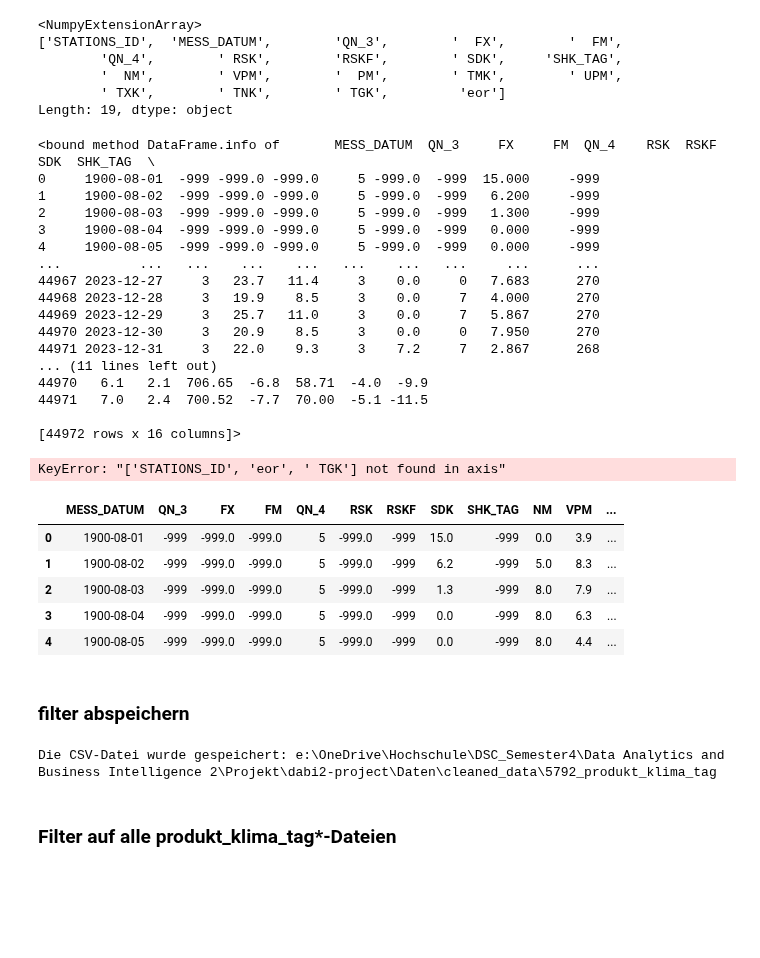
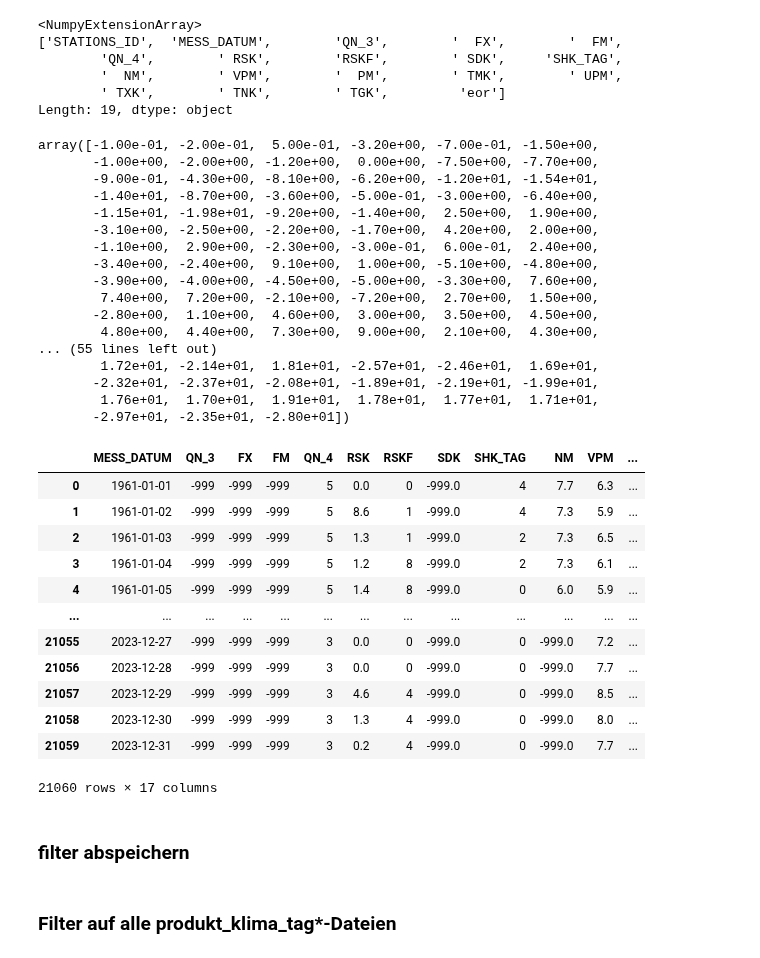
Before and after one commit to Fxvdi/dabi2-project, a Jupyter notebook: Wetterdaten-Filter.ipynb, the cells around one changed output. Drawn from its saved outputs; the diff is of its cells as text; code cells hidden in the pictures; blank space fills up the shorter version.

Commit message:
Daten.

```diff
--- a/Wetterdaten-Filter.ipynb
+++ b/Wetterdaten-Filter.ipynb
@@ -7,8 +7,8 @@ __Ziel__: Mit einer Schleife auf alle Ordner/csv-Dateien durchführen lassen
 # %%
 import pandas as pd
 # %%
-df_weather = pd.read_csv("Daten/Wetterdaten/tageswerte_KL_05792_19000801_20231231_hist/produkt_klima_tag_19000801_20231231_05792.csv", delimiter=";")
+df_weather = pd.read_csv("Daten/Wetterdaten/tageswerte_KL_04763_19610101_20231231_hist/produkt_klima_tag_19610101_20231231_04763.csv", delimiter=";")
 df_weather.head()
-# Daten\Wetterdaten\tageswerte_KL_05792_19000801_20231231_hist\produkt_klima_tag_19000801_20231231_05792.csv
+# Daten\Wetterdaten\tageswerte_KL_05792_19000801_20231231_hist\produkt_klima_tag_19370101_20231231_05717.csv
 # %% [output]
 |  | STATIONS_ID | MESS_DATUM | QN_3 | FX | FM | QN_4 | RSK | RSKF | SDK | SHK_TAG | ... |
@@ -78,47 +78,50 @@ df_weather[" TGK"].unique()
 
 #df_weather["eor"].unique()
 # %% [output]
-<bound method DataFrame.info of       MESS_DATUM  QN_3     FX     FM  QN_4    RSK  RSKF     SDK  SHK_TAG  \
-0     1900-08-01  -999 -999.0 -999.0     5 -999.0  -999  15.000     -999
-1     1900-08-02  -999 -999.0 -999.0     5 -999.0  -999   6.200     -999
-2     1900-08-03  -999 -999.0 -999.0     5 -999.0  -999   1.300     -999
-3     1900-08-04  -999 -999.0 -999.0     5 -999.0  -999   0.000     -999
-4     1900-08-05  -999 -999.0 -999.0     5 -999.0  -999   0.000     -999
-...          ...   ...    ...    ...   ...    ...   ...     ...      ...
-44967 2023-12-27     3   23.7   11.4     3    0.0     0   7.683      270
-44968 2023-12-28     3   19.9    8.5     3    0.0     7   4.000      270
-44969 2023-12-29     3   25.7   11.0     3    0.0     7   5.867      270
-44970 2023-12-30     3   20.9    8.5     3    0.0     0   7.950      270
-44971 2023-12-31     3   22.0    9.3     3    7.2     7   2.867      268
-... (11 lines left out)
-44970   6.1   2.1  706.65  -6.8  58.71  -4.0  -9.9
-44971   7.0   2.4  700.52  -7.7  70.00  -5.1 -11.5
-
-[44972 rows x 16 columns]>
+array([-1.00e-01, -2.00e-01,  5.00e-01, -3.20e+00, -7.00e-01, -1.50e+00,
+       -1.00e+00, -2.00e+00, -1.20e+00,  0.00e+00, -7.50e+00, -7.70e+00,
+       -9.00e-01, -4.30e+00, -8.10e+00, -6.20e+00, -1.20e+01, -1.54e+01,
+       -1.40e+01, -8.70e+00, -3.60e+00, -5.00e-01, -3.00e+00, -6.40e+00,
+       -1.15e+01, -1.98e+01, -9.20e+00, -1.40e+00,  2.50e+00,  1.90e+00,
+       -3.10e+00, -2.50e+00, -2.20e+00, -1.70e+00,  4.20e+00,  2.00e+00,
+       -1.10e+00,  2.90e+00, -2.30e+00, -3.00e-01,  6.00e-01,  2.40e+00,
+       -3.40e+00, -2.40e+00,  9.10e+00,  1.00e+00, -5.10e+00, -4.80e+00,
+       -3.90e+00, -4.00e+00, -4.50e+00, -5.00e+00, -3.30e+00,  7.60e+00,
+        7.40e+00,  7.20e+00, -2.10e+00, -7.20e+00,  2.70e+00,  1.50e+00,
+       -2.80e+00,  1.10e+00,  4.60e+00,  3.00e+00,  3.50e+00,  4.50e+00,
+        4.80e+00,  4.40e+00,  7.30e+00,  9.00e+00,  2.10e+00,  4.30e+00,
+... (55 lines left out)
+        1.72e+01, -2.14e+01,  1.81e+01, -2.57e+01, -2.46e+01,  1.69e+01,
+       -2.32e+01, -2.37e+01, -2.08e+01, -1.89e+01, -2.19e+01, -1.99e+01,
+        1.76e+01,  1.70e+01,  1.91e+01,  1.78e+01,  1.77e+01,  1.71e+01,
+       -2.97e+01, -2.35e+01, -2.80e+01])
 # %%
-columns_to_drop = ["STATIONS_ID", "eor", " TGK"]
+columns_to_drop = ["STATIONS_ID", "eor"]
 df_weather = df_weather.drop(columns=columns_to_drop)
-# %% [output]
-KeyError: "['STATIONS_ID', 'eor', ' TGK'] not found in axis"
 # %%
-df_weather.head()
+df_weather
 # %% [output]
 |  | MESS_DATUM | QN_3 | FX | FM | QN_4 | RSK | RSKF | SDK | SHK_TAG | NM | VPM | ... |
-| 0 | 1900-08-01 | -999 | -999.0 | -999.0 | 5 | -999.0 | -999 | 15.0 | -999 | 0.0 | 3.9 | ... |
-| 1 | 1900-08-02 | -999 | -999.0 | -999.0 | 5 | -999.0 | -999 | 6.2 | -999 | 5.0 | 8.3 | ... |
-| 2 | 1900-08-03 | -999 | -999.0 | -999.0 | 5 | -999.0 | -999 | 1.3 | -999 | 8.0 | 7.9 | ... |
-| 3 | 1900-08-04 | -999 | -999.0 | -999.0 | 5 | -999.0 | -999 | 0.0 | -999 | 8.0 | 6.3 | ... |
-| 4 | 1900-08-05 | -999 | -999.0 | -999.0 | 5 | -999.0 | -999 | 0.0 | -999 | 8.0 | 4.4 | ... |
+| 0 | 1961-01-01 | -999 | -999 | -999 | 5 | 0.0 | 0 | -999.0 | 4 | 7.7 | 6.3 | ... |
+| 1 | 1961-01-02 | -999 | -999 | -999 | 5 | 8.6 | 1 | -999.0 | 4 | 7.3 | 5.9 | ... |
+| 2 | 1961-01-03 | -999 | -999 | -999 | 5 | 1.3 | 1 | -999.0 | 2 | 7.3 | 6.5 | ... |
+| 3 | 1961-01-04 | -999 | -999 | -999 | 5 | 1.2 | 8 | -999.0 | 2 | 7.3 | 6.1 | ... |
+| 4 | 1961-01-05 | -999 | -999 | -999 | 5 | 1.4 | 8 | -999.0 | 0 | 6.0 | 5.9 | ... |
+| ... | ... | ... | ... | ... | ... | ... | ... | ... | ... | ... | ... | ... |
+| 21055 | 2023-12-27 | -999 | -999 | -999 | 3 | 0.0 | 0 | -999.0 | 0 | -999.0 | 7.2 | ... |
+| 21056 | 2023-12-28 | -999 | -999 | -999 | 3 | 0.0 | 0 | -999.0 | 0 | -999.0 | 7.7 | ... |
+| 21057 | 2023-12-29 | -999 | -999 | -999 | 3 | 4.6 | 4 | -999.0 | 0 | -999.0 | 8.5 | ... |
+| 21058 | 2023-12-30 | -999 | -999 | -999 | 3 | 1.3 | 4 | -999.0 | 0 | -999.0 | 8.0 | ... |
+| 21059 | 2023-12-31 | -999 | -999 | -999 | 3 | 0.2 | 4 | -999.0 | 0 | -999.0 | 7.7 | ... |
+21060 rows × 17 columns
 # %% [markdown]
 ### filter abspeichern
 # %%
-filename = "Daten/cleaned_data/5792_produkt_klima_tag"
-df_weather.to_csv(filename, index=False)
+#filename = "Daten/cleaned_data/4763_produkt_klima_tag.csv"
+#df_weather.to_csv(filename, index=False)
 # Bestätige die Speicherung der CSV-Datei
 import os
-print(f"Die CSV-Datei wurde gespeichert: {os.path.abspath(filename)}")
+#print(f"Die CSV-Datei wurde gespeichert: {os.path.abspath(filename)}")
-# %% [output]
-Die CSV-Datei wurde gespeichert: e:\OneDrive\Hochschule\DSC_Semester4\Data Analytics and Business Intelligence 2\Projekt\dabi2-project\Daten\cleaned_data\5792_produkt_klima_tag
 # %% [markdown]
 ### Filter auf alle produkt_klima_tag*-Dateien
 # %% [markdown]
```
Also changed, not shown: parts of 13 cells of this notebook, 28 other files.
